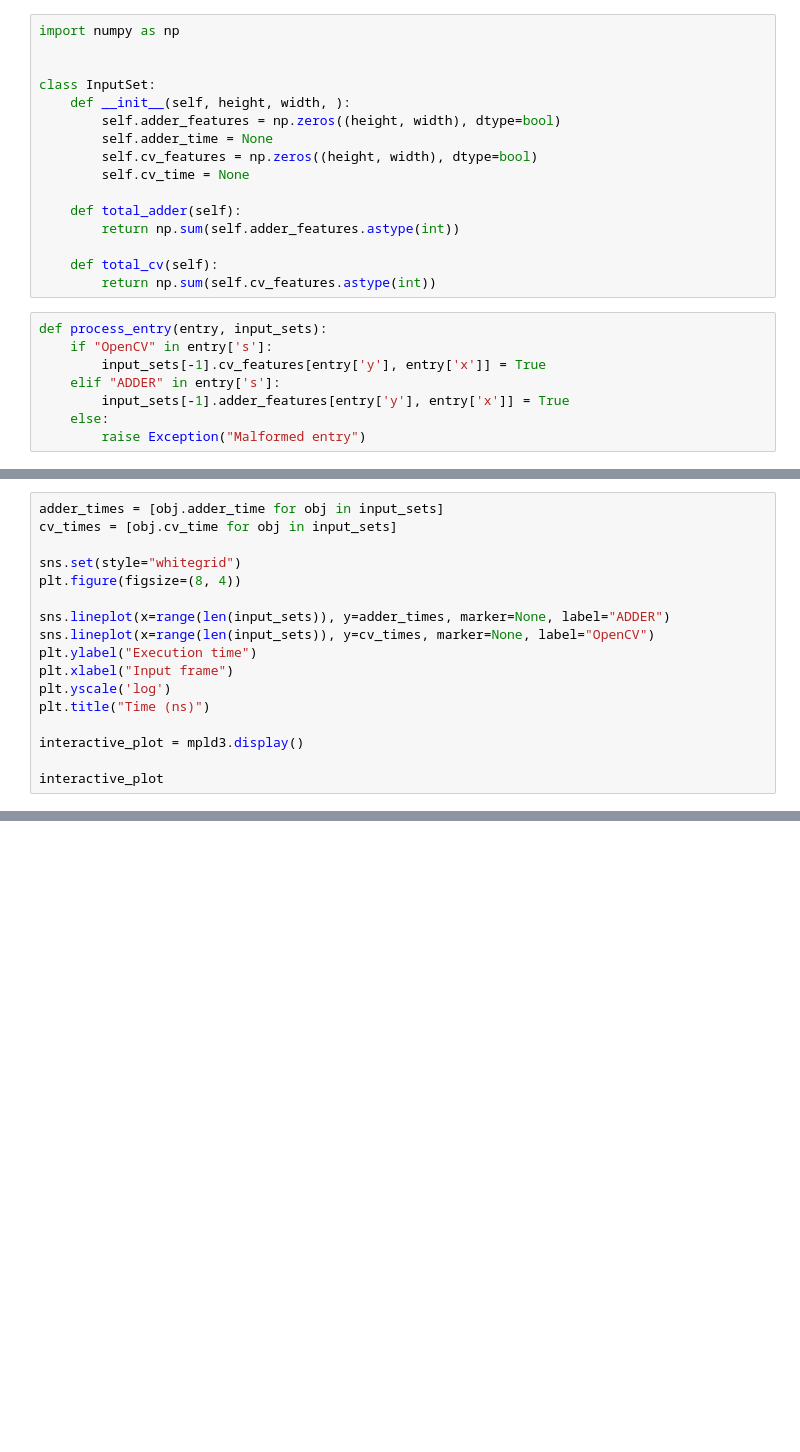
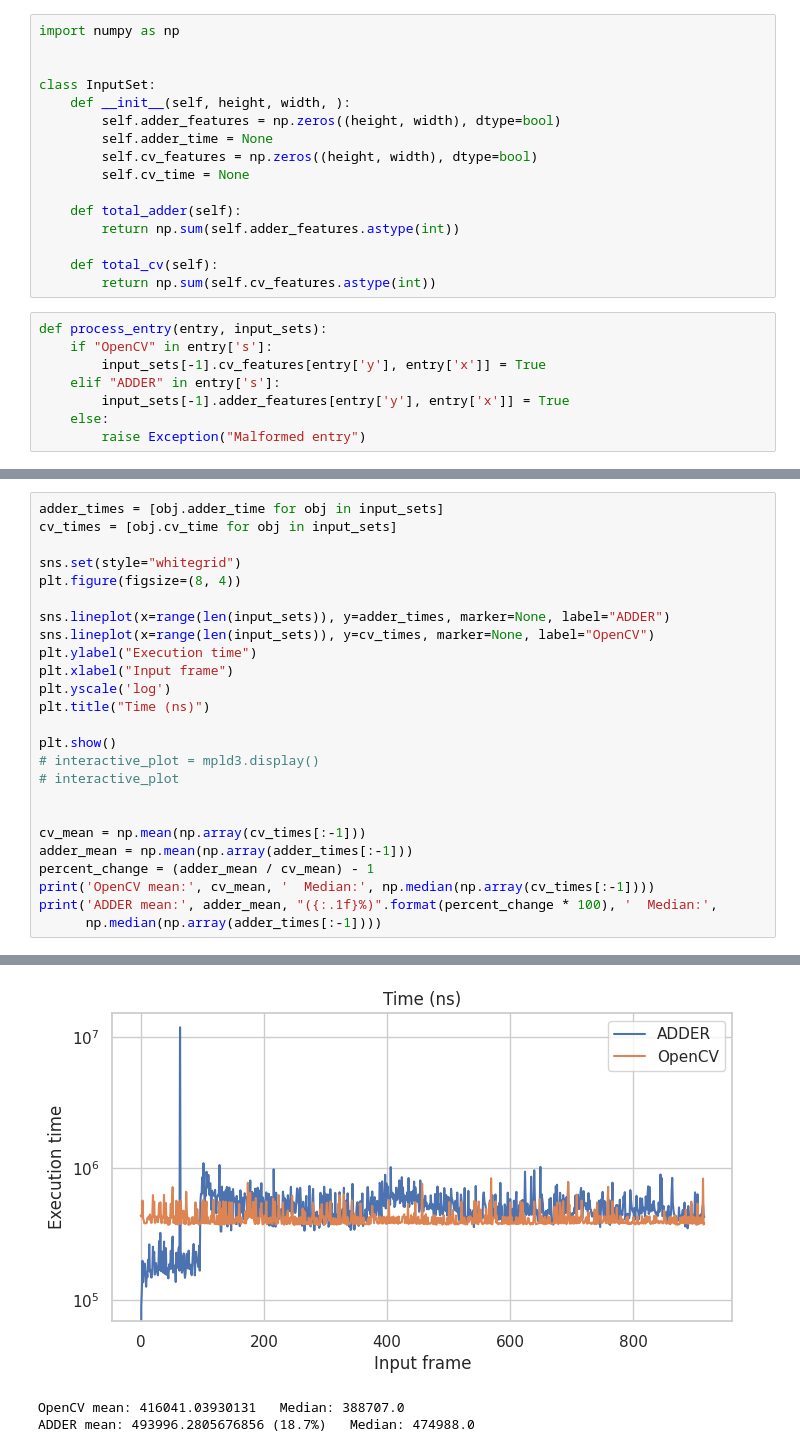
Before and after one commit to ac-freeman/adder-codec-rs, a Jupyter notebook: adder-codec-rs/evaluation/feature_detection/log_analyzer.ipynb, the cells around one changed output, grey strips where cells are left out. Cells and saved outputs as stored; diff of their text form; blank space fills up the shorter version.

```diff
--- a/adder-codec-rs/evaluation/feature_detection/log_analyzer.ipynb
+++ b/adder-codec-rs/evaluation/feature_detection/log_analyzer.ipynb
@@ -96,7 +96,15 @@ plt.xlabel("Input frame")
 plt.yscale('log')
 plt.title("Time (ns)")
 
-interactive_plot = mpld3.display()
+plt.show()
+# interactive_plot = mpld3.display()
+# interactive_plot
 
-interactive_plot
+
+cv_mean = np.mean(np.array(cv_times[:-1]))
+adder_mean = np.mean(np.array(adder_times[:-1]))
+percent_change = (adder_mean / cv_mean) - 1
+print('OpenCV mean:', cv_mean, '  Median:', np.median(np.array(cv_times[:-1])))
+print('ADDER mean:', adder_mean, "({:.1f}%)".format(percent_change * 100), '  Median:',
+      np.median(np.array(adder_times[:-1])))
 # %% [output]
@@ -103,0 +111,3 @@ interactive_plot
+[figure, added]
+OpenCV mean: 416041.03930131   Median: 388707.0
+ADDER mean: 493996.2805676856 (18.7%)   Median: 474988.0
```
Also changed, not shown: parts of 3 cells of this notebook.
